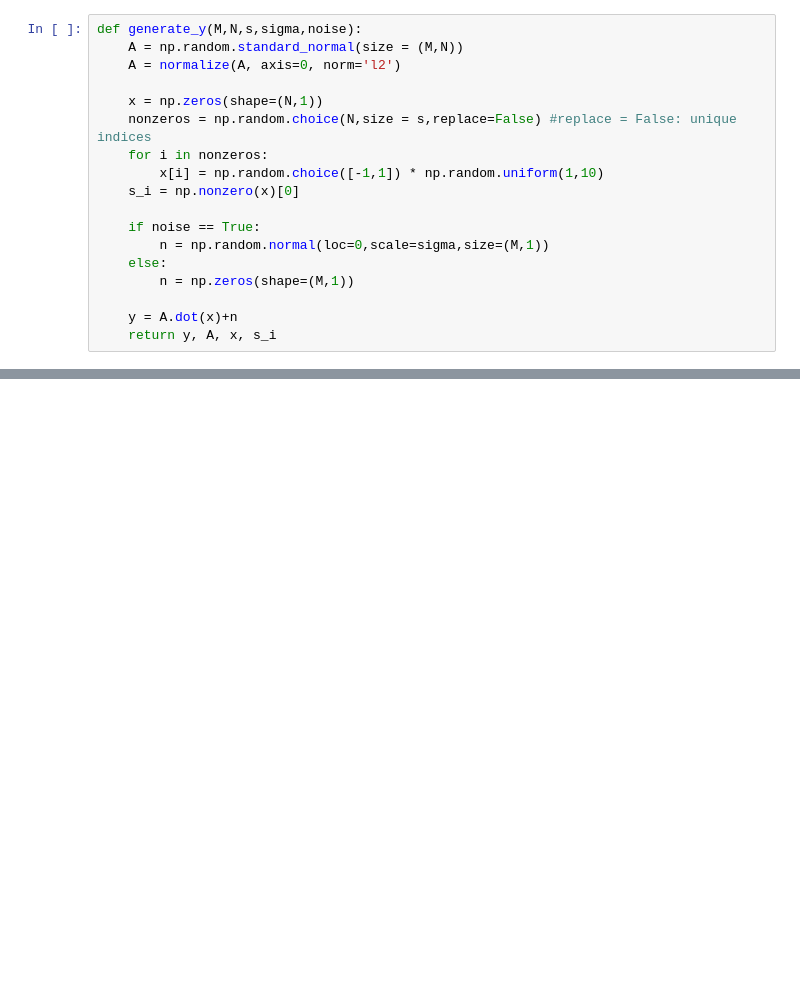
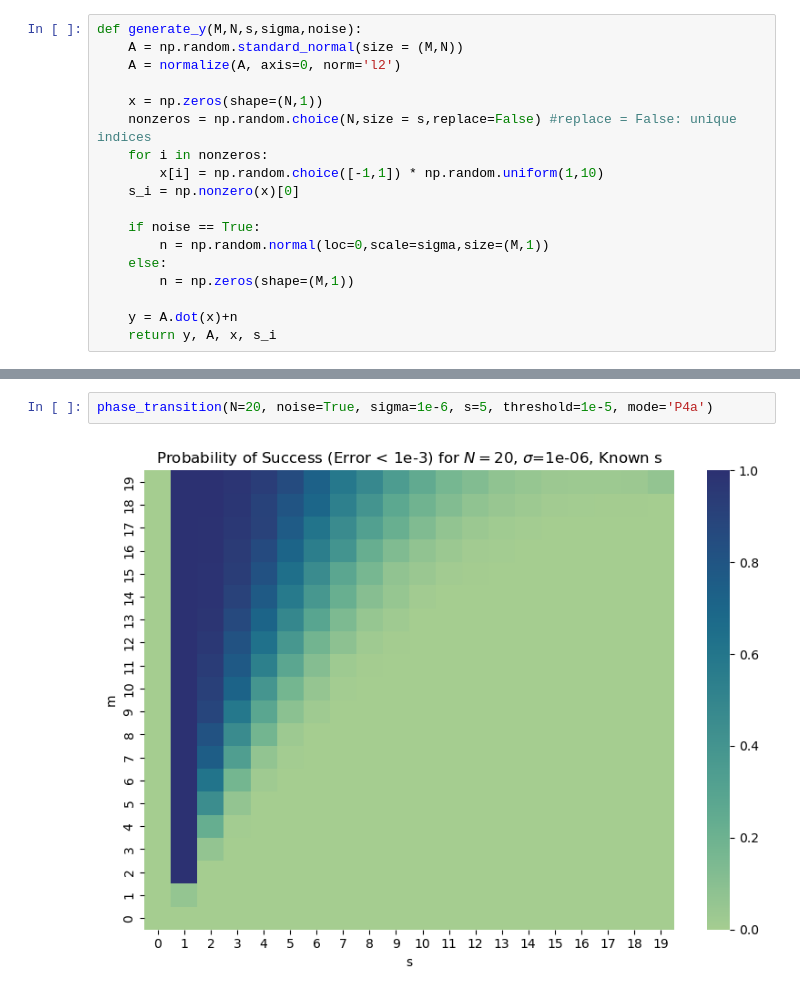
Before and after one commit to jasminelin1218/OMP-Compress-Sensing, a Jupyter notebook: miniproject1.ipynb, the cells around one changed output, grey strips where cells are left out. Cells and saved outputs as stored; diff of their text form; blank space fills up the shorter version.

```diff
--- a/miniproject1.ipynb
+++ b/miniproject1.ipynb
@@ -134,0 +142,4 @@ phase_transition(N=20,noise=True,sigma=1e-6)
+# %%
+phase_transition(N=20, noise=True, sigma=1e-6, s=5, threshold=1e-5, mode='P4a')
+# %% [output]
+[figure, added]
```
Also changed, not shown: parts of 35 cells of this notebook.
